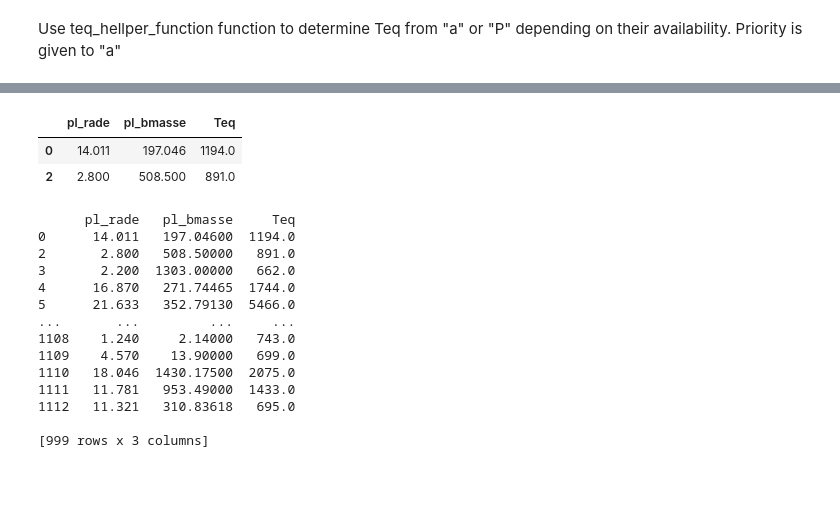
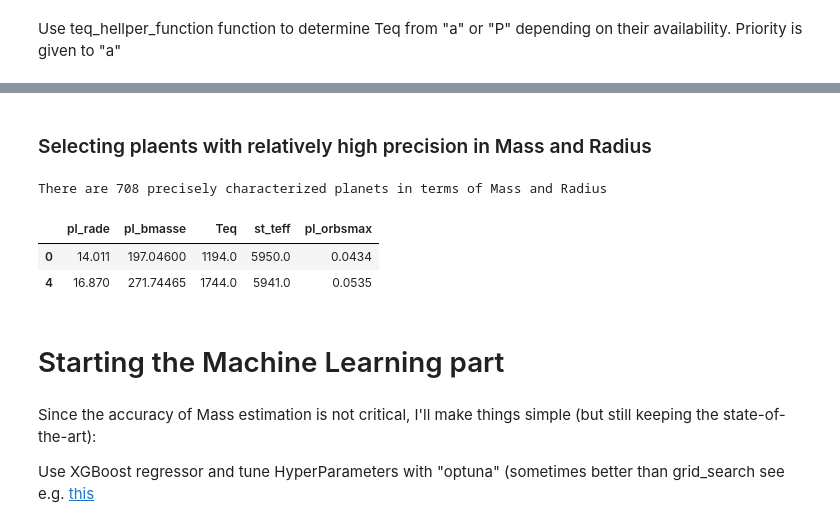
Before and after one commit to vadibekyan/ExoPLots, a Jupyter notebook: mr_ml.ipynb, the cells around one changed output, grey strips where cells are left out. Drawn from its saved outputs; the diff is of its cells as text; code cells hidden in the pictures; blank space fills up the shorter version.

```diff
--- a/mr_ml.ipynb
+++ b/mr_ml.ipynb
@@ -97,2 +128,6 @@ There are 999 planets for the ML analysis
+# %%
+for i in range(len(nea_with_M_and_R_cleaned)):
+    if np.isnan(nea_with_M_and_R_cleaned.iloc[i]['pl_orbsmax']):
+        nea_with_M_and_R_cleaned.iloc[i]['pl_orbsmax'] = a_from_P(nea_with_M_and_R_cleaned.iloc[i]['st_mass'], nea_with_M_and_R_cleaned.iloc[i]['pl_orbper'])
 # %% [markdown]
 Calculating Teq from "a" or "P"
@@ -164,0 +146,7 @@ See the caveats in the documentation: https://pandas.pydata.org/pandas-docs/stab
+# %%
+# very 'cool' planets
+print (display(nea_with_M_and_R_cleaned[nea_with_M_and_R_cleaned.Teq < 100]))
+
+#Some of the parameters used to calculate the Teq must be wrong. These objects should be removed
+
+nea_with_M_and_R_cleaned = nea_with_M_and_R_cleaned[nea_with_M_and_R_cleaned.Teq > 10]
@@ -165,25 +160,29 @@ See the caveats in the documentation: https://pandas.pydata.org/pandas-docs/stab
+# %% [markdown]
+### Selecting plaents with relatively high precision in Mass and Radius
+# %%
+# calculating the mean errors of M and R
+nea_with_M_and_R_cleaned['pl_rade_err'] = (nea_with_M_and_R_cleaned['pl_radeerr1'] - nea_with_M_and_R_cleaned['pl_radeerr2'])/2
+nea_with_M_and_R_cleaned['pl_bmasse_err'] = (nea_with_M_and_R_cleaned['pl_masseerr1'] - nea_with_M_and_R_cleaned['pl_masseerr2'])/2
+# %%
+M_threshold = 0.25
+R_threshold = 0.25
+precise_criteria = (nea_with_M_and_R_cleaned['pl_rade_err']/nea_with_M_and_R_cleaned['pl_rade'] < R_threshold) & (nea_with_M_and_R_cleaned['pl_bmasse_err']/nea_with_M_and_R_cleaned['pl_bmasse'] < M_threshold)
+nea_with_M_and_R_cleaned_accurate = nea_with_M_and_R_cleaned[precise_criteria]
+
+print (f'There are {len(nea_with_M_and_R_cleaned_accurate)} precisely characterized planets in terms of Mass and Radius')
+# %% [output]
+There are 708 precisely characterized planets in terms of Mass and Radius
 # %%
 # Final table with Mass, Radius, and Teq
-nea_MR_final_table = nea_with_M_and_R_cleaned[['pl_rade', 'pl_bmasse', 'Teq']]
+nea_MR_final_table = nea_with_M_and_R_cleaned_accurate[['pl_rade', 'pl_bmasse', 'Teq', 'st_teff', 'pl_orbsmax']]
 nea_MR_final_table.head(2)
 # %% [output]
-|  | pl_rade | pl_bmasse | Teq |
-| 0 | 14.011 | 197.046 | 1194.0 |
-| 2 | 2.800 | 508.500 | 891.0 |
+|  | pl_rade | pl_bmasse | Teq | st_teff | pl_orbsmax |
+| 0 | 14.011 | 197.04600 | 1194.0 | 5950.0 | 0.0434 |
+| 4 | 16.870 | 271.74465 | 1744.0 | 5941.0 | 0.0535 |
-# %%
-print (nea_MR_final_table)
-# %% [output]
-      pl_rade   pl_bmasse     Teq
-0      14.011   197.04600  1194.0
-2       2.800   508.50000   891.0
-3       2.200  1303.00000   662.0
-4      16.870   271.74465  1744.0
-5      21.633   352.79130  5466.0
-...       ...         ...     ...
-1108    1.240     2.14000   743.0
-1109    4.570    13.90000   699.0
-1110   18.046  1430.17500  2075.0
-1111   11.781   953.49000  1433.0
-1112   11.321   310.83618   695.0
-
-[999 rows x 3 columns]
+# %% [markdown]
+# Starting the Machine Learning part
+# %% [markdown]
+Since the accuracy of Mass estimation is not critical, I'll make things simple (but still keeping the state-of-the-art):
+
+Use XGBoost regressor and tune HyperParameters with "optuna" (sometimes better than grid_search see e.g. [this](https://medium.com/mlearning-ai/hyper-parameter-tuning-through-grid-search-and-optuna-2bd89a2ece06)
```
Also changed, not shown: parts of 29 cells of this notebook, 3 other files.
